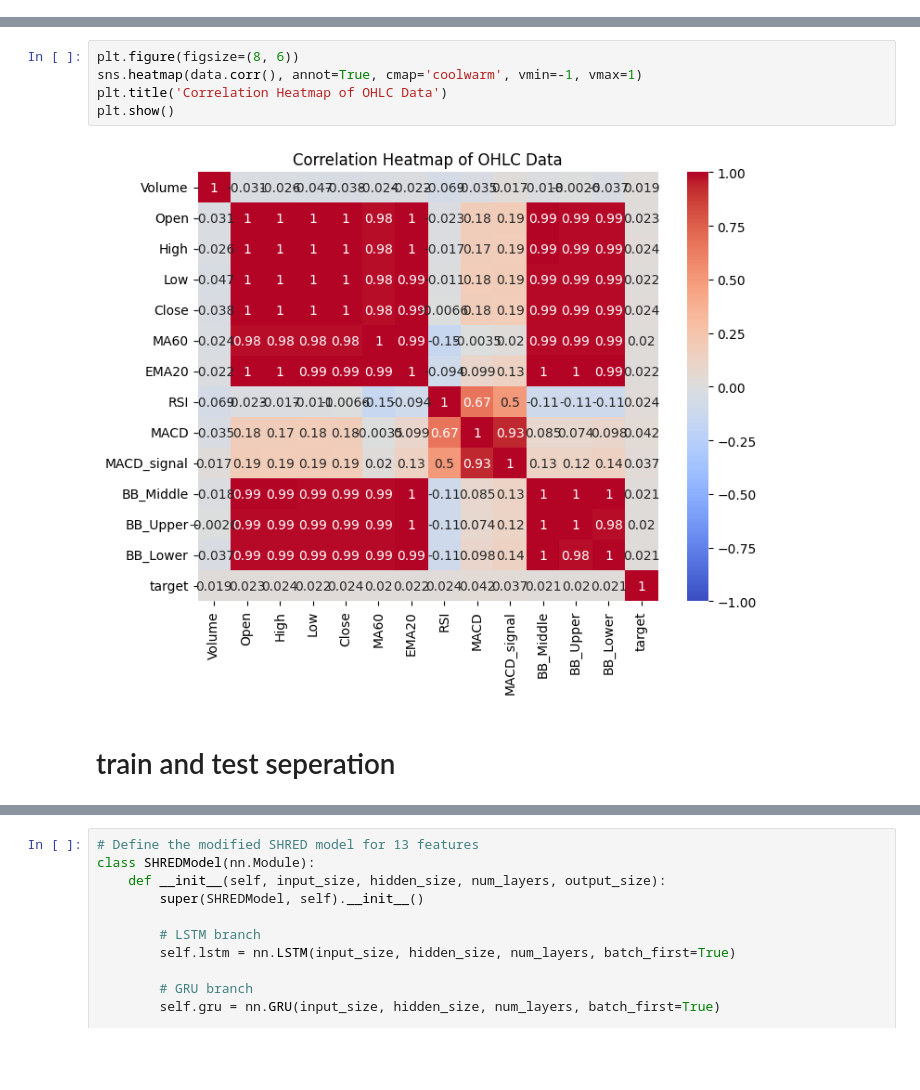
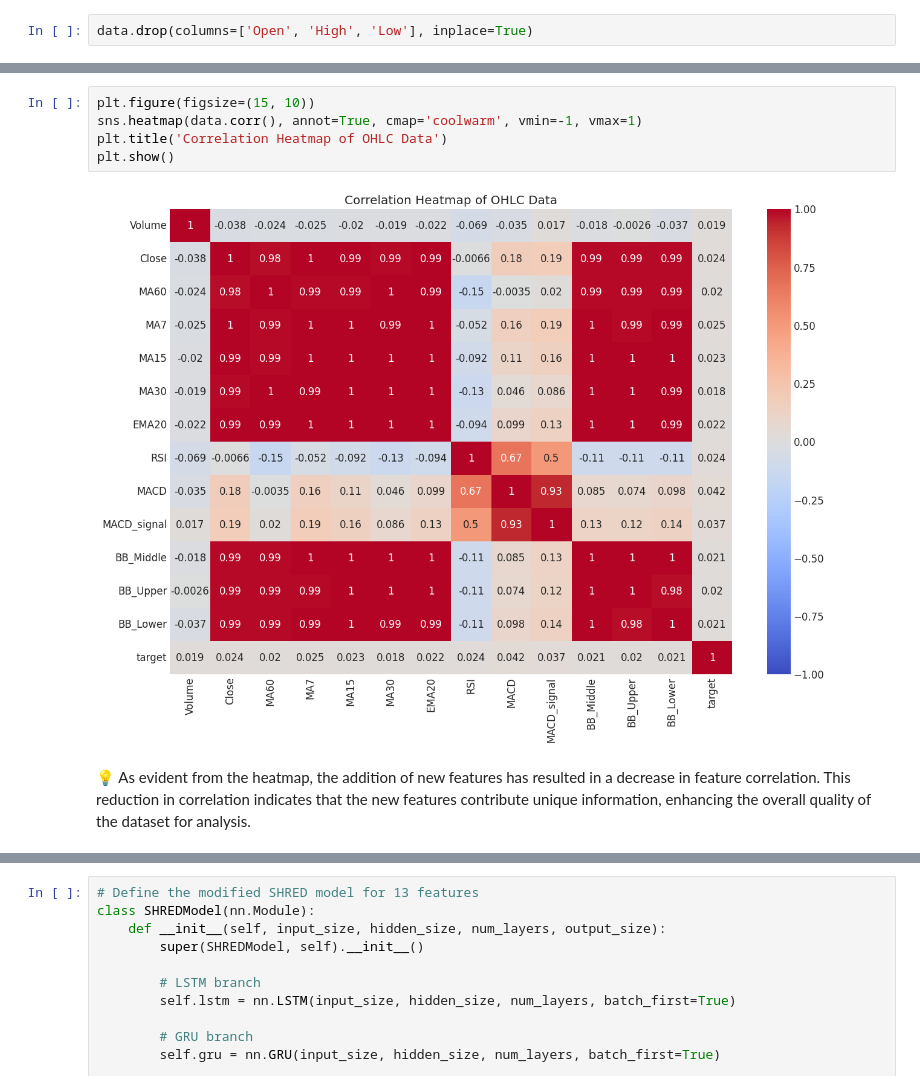
Before and after one commit to easyCoder-Ai/Modelling_From_Measurments_HW, a Jupyter notebook: mainFIle.ipynb, the cells around one changed output, grey strips where cells are left out. Cells and saved outputs as stored; diff of their text form; blank space fills up the shorter version.

```diff
--- a/mainFIle.ipynb
+++ b/mainFIle.ipynb
@@ -53,0 +134,2 @@ Date
+# %%
+data.drop(columns=['Open', 'High', 'Low'], inplace=True)
@@ -142,9 +313,9 @@ Date
 # %%
-plt.figure(figsize=(8, 6))
+plt.figure(figsize=(15, 10))
 sns.heatmap(data.corr(), annot=True, cmap='coolwarm', vmin=-1, vmax=1)
 plt.title('Correlation Heatmap of OHLC Data')
 plt.show()
 # %% [output]
-[figure, old version]
+[figure, new version]
-# %% [markdown]
-# train and test seperation
+# %% [markdown]
+💡 As evident from the heatmap, the addition of new features has resulted in a decrease in feature correlation. This reduction in correlation indicates that the new features contribute unique information, enhancing the overall quality of the dataset for analysis.
```
Also changed, not shown: parts of 81 cells of this notebook, 1 other file.
